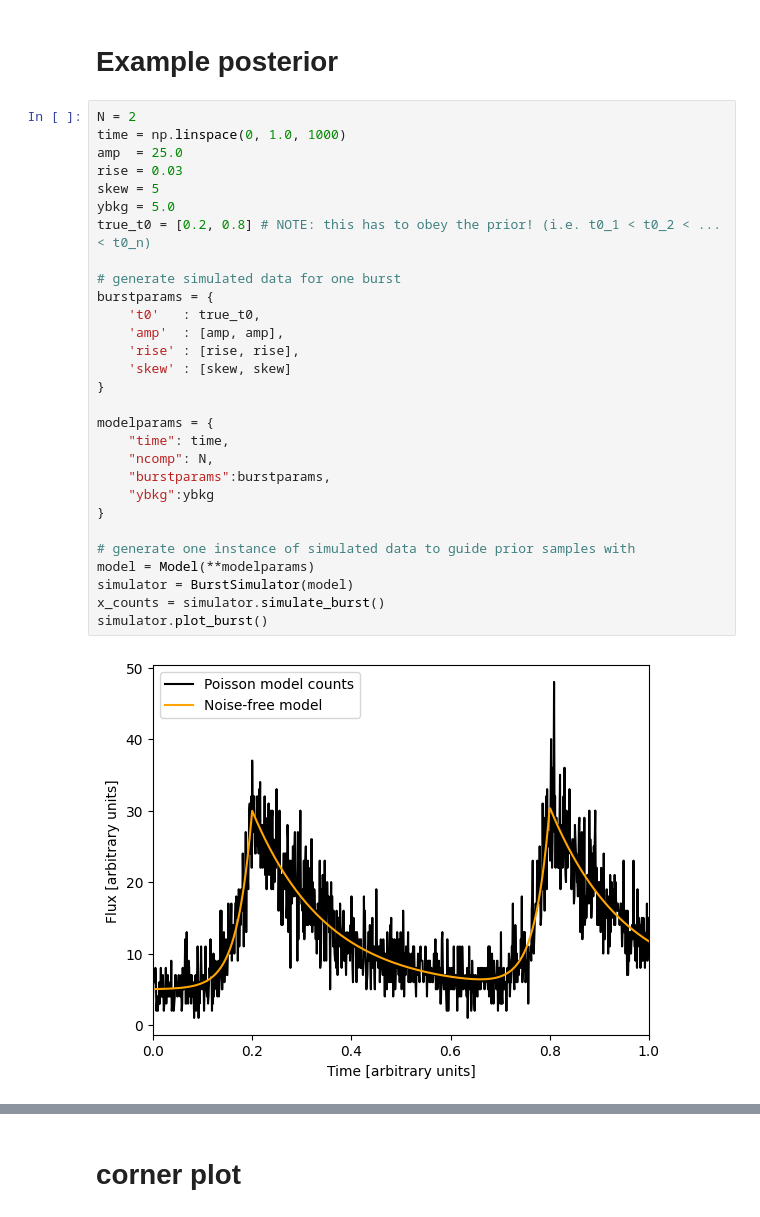
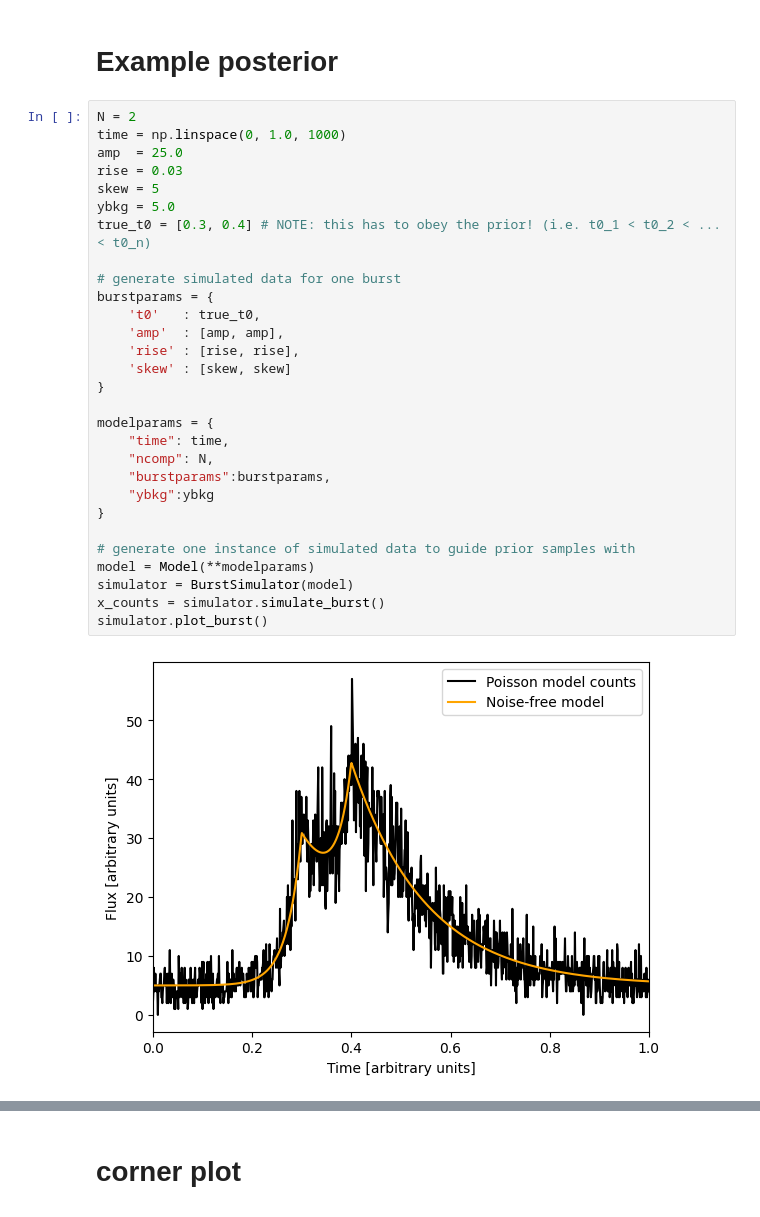
Before and after one commit to Ninavd/FRB-flow, a Jupyter notebook: notebooks/FM_evaluate_model.ipynb, the cells around one changed output, grey strips where cells are left out. Saved outputs shown, nothing was run; the diff lists cells and outputs as text.

```diff
--- a/notebooks/FM_evaluate_model.ipynb
+++ b/notebooks/FM_evaluate_model.ipynb
@@ -94,32 +94,32 @@ plot_loss(losses, window_size=10, xlog=False)
 # %%
 N = 2
 time = np.linspace(0, 1.0, 1000)
 amp  = 25.0
 rise = 0.03
 skew = 5
 ybkg = 5.0
-true_t0 = [0.2, 0.8] # NOTE: this has to obey the prior! (i.e. t0_1 < t0_2 < ... < t0_n)
+true_t0 = [0.3, 0.4] # NOTE: this has to obey the prior! (i.e. t0_1 < t0_2 < ... < t0_n)
 
 # generate simulated data for one burst
 burstparams = {
     't0'   : true_t0,
     'amp'  : [amp, amp],
     'rise' : [rise, rise],
     'skew' : [skew, skew]
 }
 
 modelparams = {
     "time": time,
     "ncomp": N,
     "burstparams":burstparams,
     "ybkg":ybkg
 }
 
 # generate one instance of simulated data to guide prior samples with
 model = Model(**modelparams)
 simulator = BurstSimulator(model)
 x_counts = simulator.simulate_burst()
 simulator.plot_burst()
 # %% [output]
-[figure, old version]
+[figure, new version]
 # %%
```
Also changed, not shown: parts of 6 cells of this notebook.
